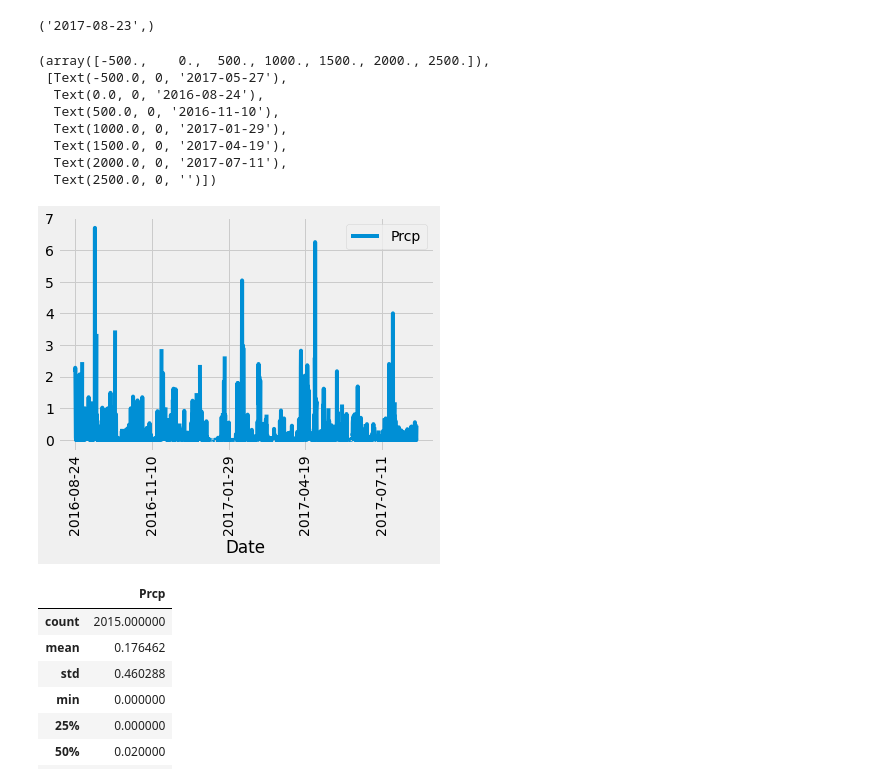
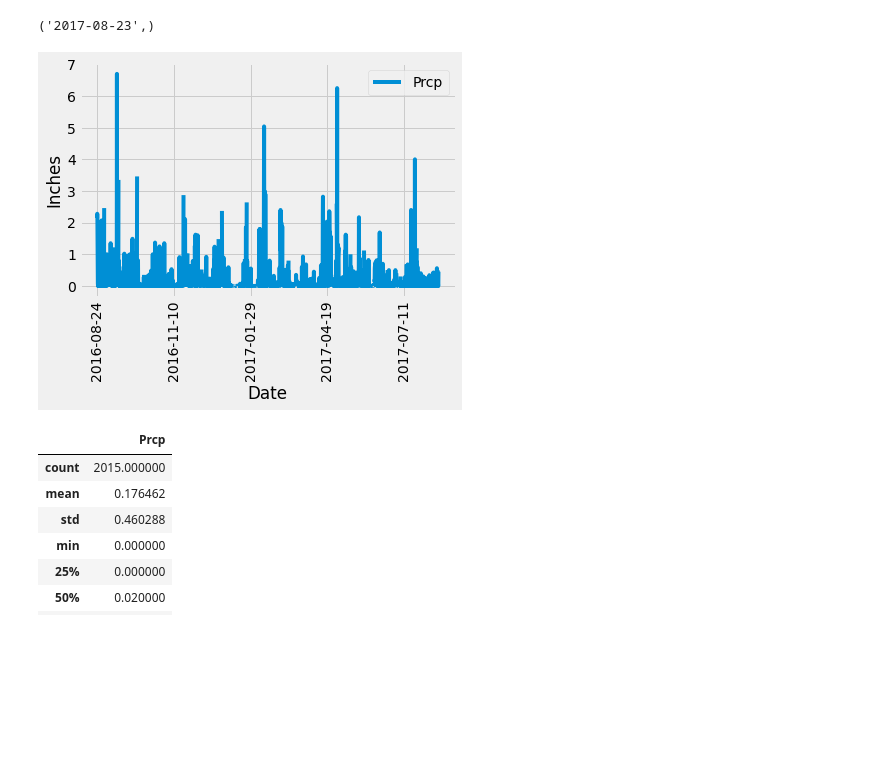
Before and after one commit to Momoyactly/sqlalchemy-challenge, a Jupyter notebook: climate_starter.ipynb, the cells around one changed output. Cells and saved outputs as stored; diff of their text form; code cells hidden in the pictures; blank space fills up the shorter version.

Commit message:
added images with titles

```diff
--- a/climate_starter.ipynb
+++ b/climate_starter.ipynb
@@ -72,32 +70,27 @@ session.query(measurement.date).order_by(measurement.date.desc()).first()
 # %%
 # Design a query to retrieve the last 12 months of precipitation data and plot the results.
 # Starting from the most recent data point in the database.
 newest = session.query(measurement.date).order_by(measurement.date.desc()).first()[0]
 # Calculate the date one year from the last date in data set.
 oneYearLess = dt.datetime.strptime(newest, '%Y-%m-%d')-dt.timedelta(days=365)
 
 # Perform a query to retrieve the data and precipitation scores
 data_ly =session.query(measurement.date, measurement.prcp).filter(measurement.date > oneYearLess).all()
 
 # Save the query results as a Pandas DataFrame and set the index to the date column
 data_ly_df = pd.DataFrame(data_ly,columns={'Prcp','Date'})
 
 # Sort the dataframe by date
 data_ly_df =data_ly_df.set_index('Date').sort_index()
 data_ly_df.head()
 # Use Pandas Plotting with Matplotlib to plot the data
 data_ly_df.plot()
 plt.xticks(rotation="vertical")
+plt.ylabel('Inches')
+plt.legend()
+plt.savefig('Images/precipitation.png',bbox_inches='tight')
 # %% [output]
-(array([-500.,    0.,  500., 1000., 1500., 2000., 2500.]),
- [Text(-500.0, 0, '2017-05-27'),
-  Text(0.0, 0, '2016-08-24'),
-  Text(500.0, 0, '2016-11-10'),
-  Text(1000.0, 0, '2017-01-29'),
-  Text(1500.0, 0, '2017-04-19'),
-  Text(2000.0, 0, '2017-07-11'),
-  Text(2500.0, 0, '')])
-[figure, old version]
+[figure, new version]
 # %%
 # Use Pandas to calcualte the summary statistics for the precipitation data
 data_ly_df.describe()
```
Also changed, not shown: parts of 2 cells of this notebook, 5 other files.
